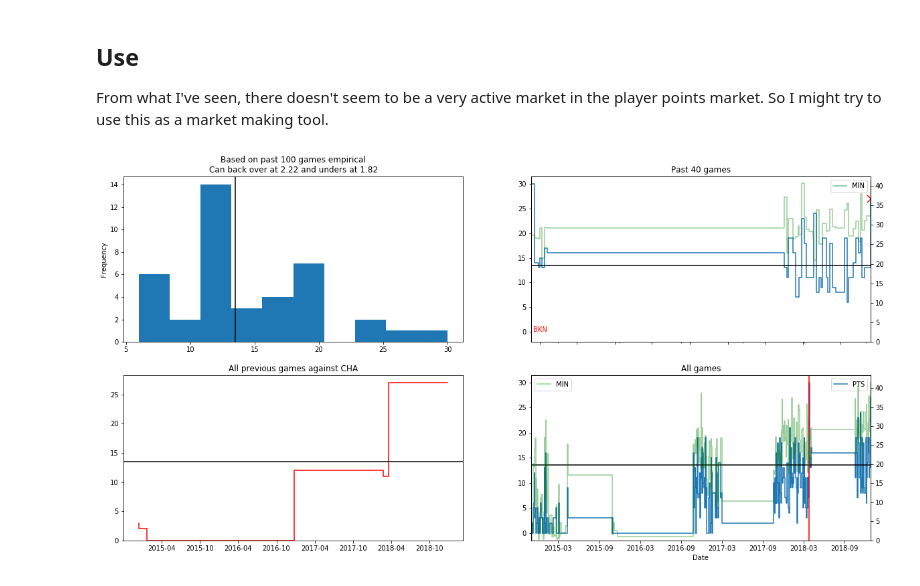
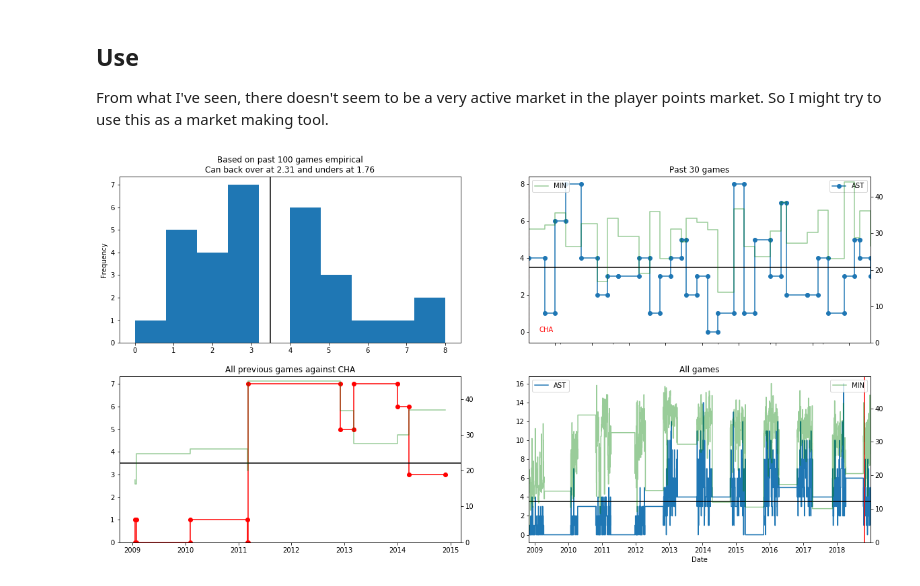
Before and after one commit to johnny-wong/nba_stats, a Jupyter notebook: Notebooks/Tools/1. Player stats overview.ipynb, the cells around one changed output. Cells and saved outputs as stored; diff of their text form; code cells hidden in the pictures.

Commit message:
Add markers to line plots

```diff
--- a/Notebooks/Tools/1. Player stats overview.ipynb
+++ b/Notebooks/Tools/1. Player stats overview.ipynb
@@ -89,7 +89,7 @@ def pl_pts_odds_WL(player_name, stat, baseline, past_n_games, opp_team=None):
 
     ############## PLOT stat time series recent
     df_player_teams = player_df_recent[['TEAM_ABBREVIATION']].drop_duplicates('TEAM_ABBREVIATION', keep='last')
-    player_df_recent.plot(y=stat, drawstyle='steps-post', ax=ax[0, 1])
+    player_df_recent.plot(y=stat, drawstyle='steps-post', ax=ax[0, 1], marker='o')
     ax1 = ax[0, 1].twinx()
     player_df_recent.plot(y='MIN', ax=ax1, color='green', alpha=0.4, drawstyle='steps-post')
     ax1.set_ylim(ymin=0)
@@ -113,18 +113,22 @@ def pl_pts_odds_WL(player_name, stat, baseline, past_n_games, opp_team=None):
 
             # Plot all previous games with opp
             ax[1,0].plot(df_opp_team.index, df_opp_team[stat],
-                        drawstyle='steps-post', color='red')
+                        drawstyle='steps-post', color='red', marker='o')
+            ax1 = ax[1, 0].twinx()
+            ax1.plot(df_opp_team.index, df_opp_team['MIN'],
+                        drawstyle='steps-post', color='green', alpha=0.4)
+            ax1.set_ylim(ymin=0)
             ax[1,0].set_title('All previous games against {}'.format(opp_team))
             ax[1,0].axhline(y=baseline, color='black')
             ax[1,0].set_ylim(ymin=0)
 
     return player_df_recent
 # %%
-player_name = 'Joe Harris'
-stat = 'PTS'
-baseline = 13.5
-past_n_games = 40
+player_name = 'Nicolas Batum'
+stat = 'AST'
+baseline = 3.5
+past_n_games = 30
 opp_team = 'CHA'
 df = pl_pts_odds_WL(player_name, stat, baseline, past_n_games, opp_team)
 # %% [output]
-[figure, old version]
+[figure, new version]
```
